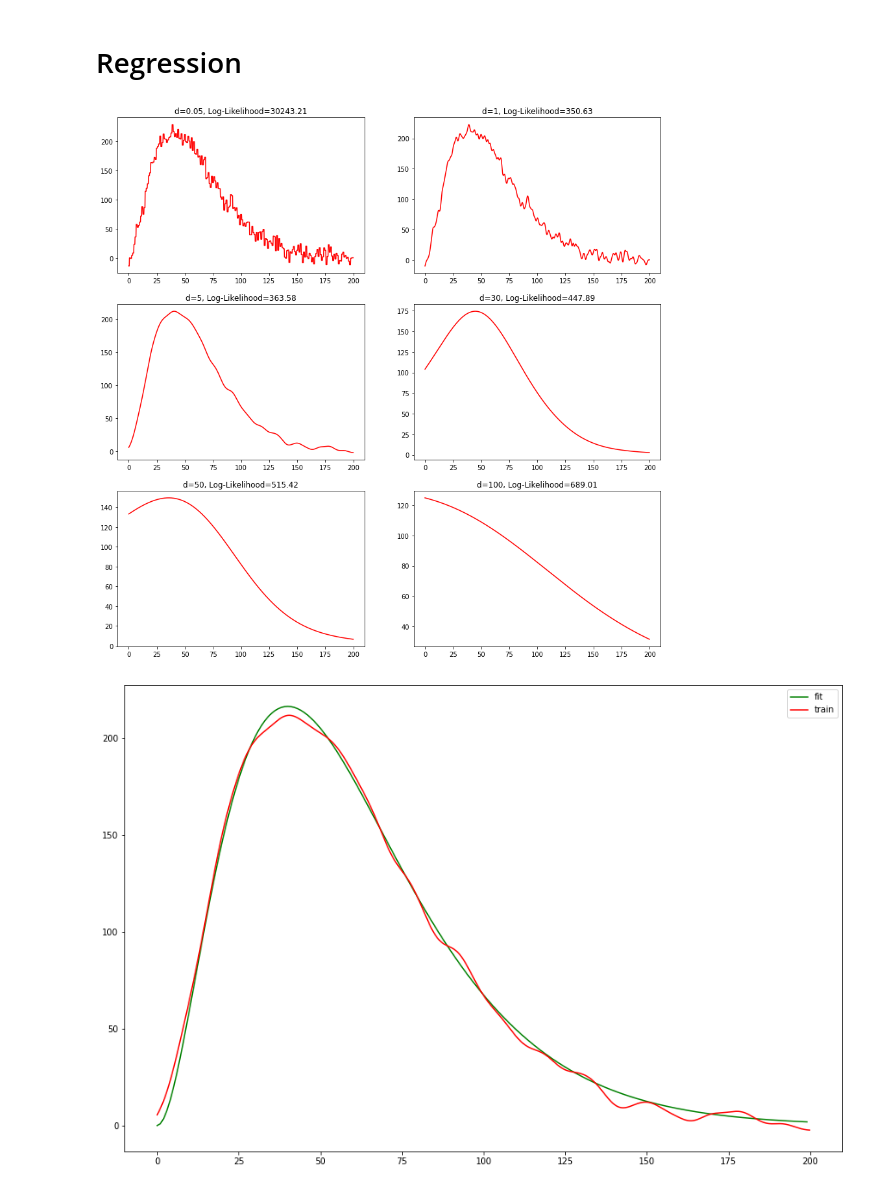
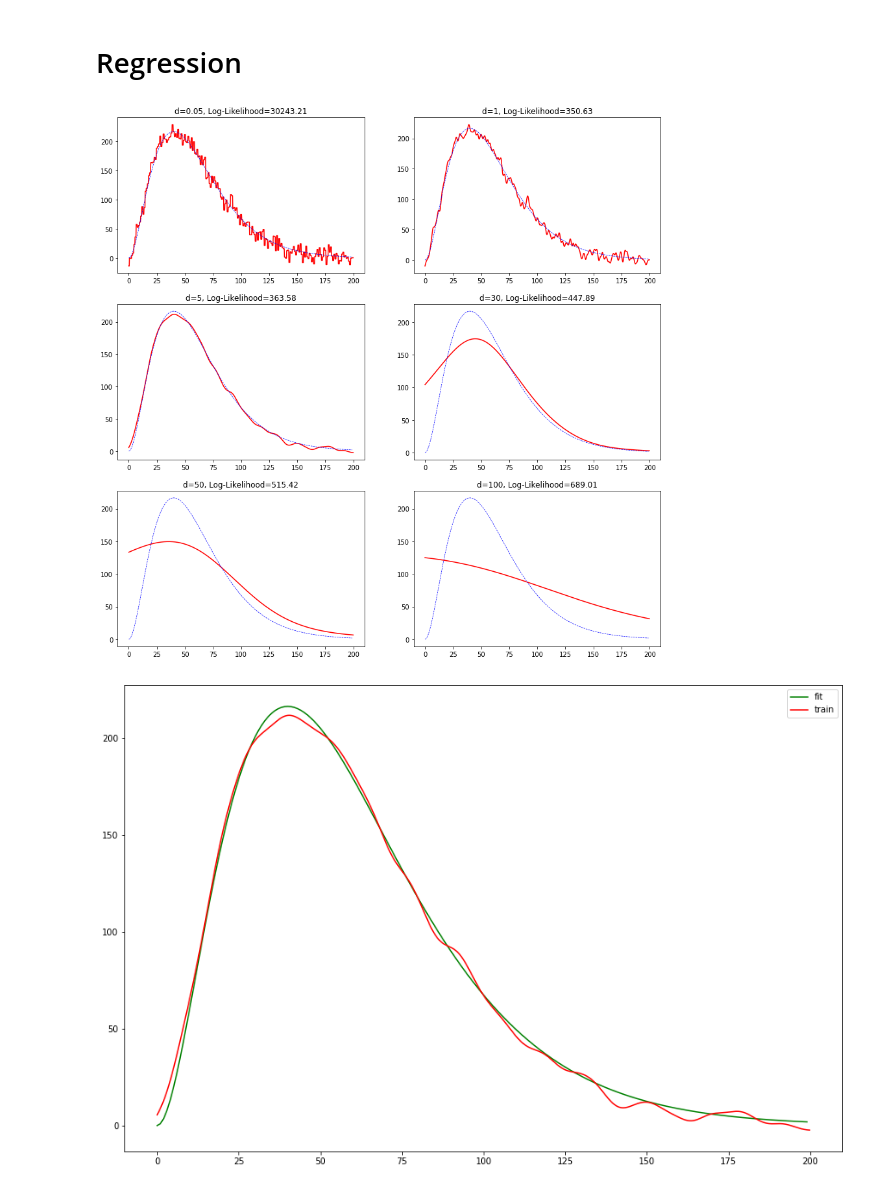
Before and after one commit to joaomvg/machine-learning-algorithms, a Jupyter notebook: KernelMethods.ipynb, the cells around one changed output. Saved outputs shown, nothing was run; the diff lists cells and outputs as text; code cells hidden in the pictures.

Commit message:
kernel methods classifier

```diff
--- a/KernelMethods.ipynb
+++ b/KernelMethods.ipynb
@@ -66,15 +76,16 @@ class Kernel:
 
         return p
 # %%
-K=Kernel(1,sample1)
+K=Kernel(1)
+K.fit(sample1)
 # %%
 xs=np.arange(-5,17,0.1)
 dists=[]
 les=[]
-ds=[0.01,0.1,0.5,1,2,10,15]
+ds=[0.1,0.3,0.5,1,2,10]
 for d in ds:
     K.d=d
-    dist=K.dist(xs)
+    dist=K.predict(xs)
     le=K.le(sample2)
     les.append(le)
     dists.append(dist)
@@ -91,5 +100,0 @@ les
-# %%
-plt.figure(figsize=(15,10))
-for dist,d in zip(dists,ds):
-    plt.plot(xs,dist)
-plt.legend(ds)
@@ -98,0 +101,7 @@ plt.legend(ds)
+# %%
+fig,axs=plt.subplots(3,2,figsize=(15,15))
+for k,dist,d,le in zip(range(6),dists,ds,les):
+    i=k//2
+    j=k%2
+    axs[i,j].plot(xs,dist,color='red')
+    axs[i,j].set_title(f'd={d}, Log-Likelihood={np.round(le,2)}')
@@ -158,15 +169,16 @@ ypred=K.predict(xtest)
 # %%
 fig, axs =plt.subplots(3,2,figsize=(15,15))
 for l,d in enumerate([0.05,1,5,30,50,100]):
     K.d=d
     w=K.predict(z)
     le=K.le(z)
     i=l//2
     j=l%2
     axs[i,j].plot(z,w,color='red')
+    axs[i,j].plot(xtrain,y,color='blue',linestyle='--',linewidth=0.7)
     axs[i,j].set_title(f'd={d}, Log-Likelihood={np.round(le,2)}')
 # %% [output]
-[figure, old version]
+[figure, new version]
 # %%
 plt.figure(figsize=(15,10))
 plt.plot(x,y,color='g')
```
Also changed, not shown: parts of 25 cells of this notebook.
